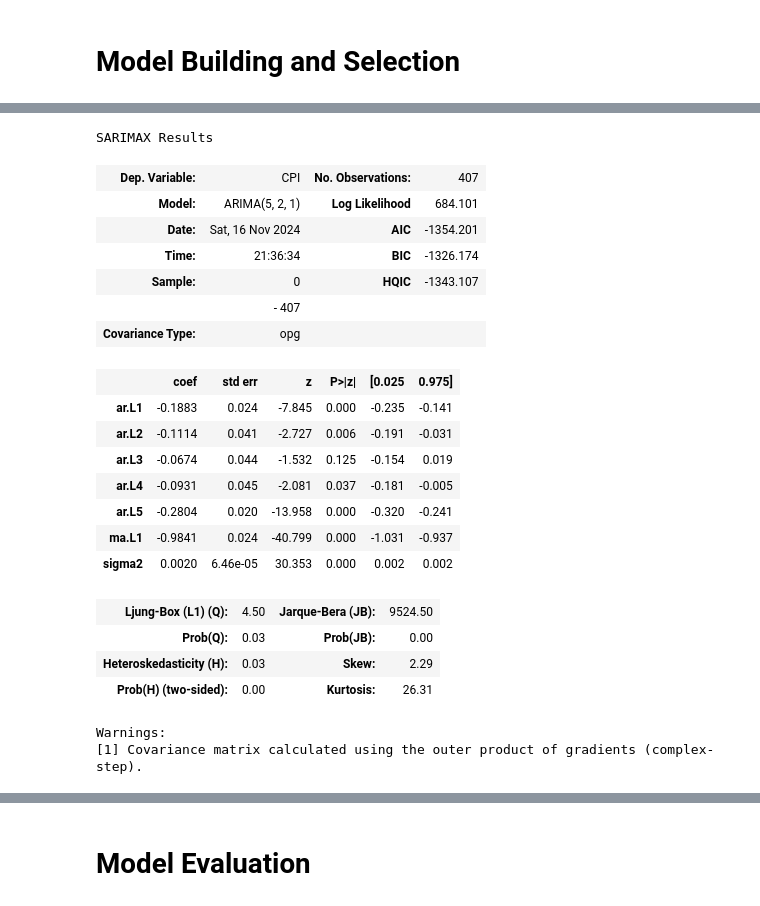
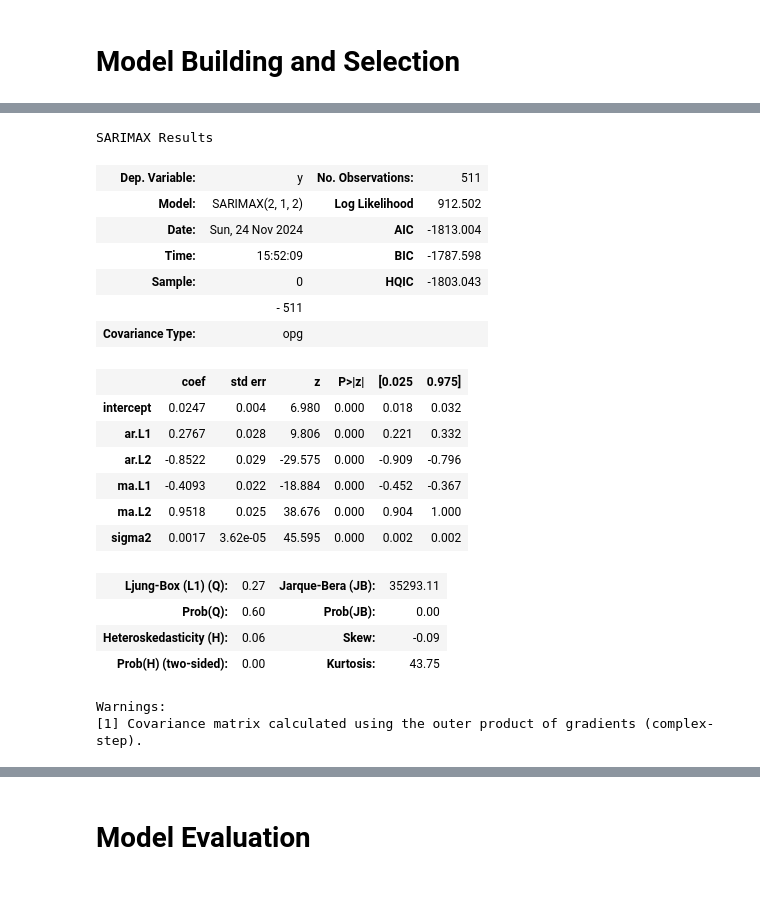
Before and after one commit to sbrkzm/Inflation-forecast, a Jupyter notebook: final.ipynb, the cells around one changed output, grey strips where cells are left out. Saved outputs shown, nothing was run; the diff lists cells and outputs as text; code cells hidden in the pictures.

```diff
--- a/final.ipynb
+++ b/final.ipynb
@@ -372,31 +507,18 @@ Best ARIMA Order: (5, 2, 1) with AIC: -1354.2010166104308
 # %%
-import pmdarima as pm
-from pmdarima import auto_arima
-import warnings
-warnings.filterwarnings("ignore")
-
-
-
-# Seasonal ARIMA (SARIMA) model
-# auto_arima automatically finds the best (p, d, q) and (P, D, Q, m) where 'm' is the seasonal period
-best_sarima_model = auto_arima(train['CPI'],
-                        start_p=0, max_p=9,
-                        start_q=0, max_q=9,
-                        d=None,            # Automatically detect the differencing order
-                        seasonal=True,     # Enable seasonal components
-                        start_P=0, max_P=3,
-                        start_Q=0, max_Q=3,
-                        D=None,            # Automatically detect the seasonal differencing order
-                        m=12,              # Set the seasonal period, e.g., monthly seasonality
-                        trace=True,        # Enable verbose output
-                        error_action='ignore',  # Silently ignore errors
-                        suppress_warnings=True, # Suppress warnings for better readability
-                        stepwise=True)     # Stepwise approach to reduce search time
-
-
-best_sarima_order = best_sarima_model.order
-best_sarima_seasonal_order = best_sarima_model.seasonal_order
-# Step 2: Make predictions using the selected model
-sarima_forecast = best_sarima_model.predict(n_periods=len(test))
+#SARIMA
+stepwise_fit = auto_arima(df['CPI'],
+                          start_p=0, max_p=12,        # Range for AR (p) parameter
+                          start_q=0, max_q=12,        # Range for MA (q) parameter
+                          d=None,                    # Automatically detect differencing order (d)
+                          seasonal=True,             # Enable seasonal components
+                          start_P=0, max_P=4,        # Range for seasonal AR (P)
+                          start_Q=0, max_Q=4,        # Range for seasonal MA (Q)
+                          D=None,                    # Automatically detect seasonal differencing order (D)
+                          m=12,                      # Set the seasonal period (monthly data assumed here)
+                          trace=True,                # Enable verbose output to trace model selection
+                          error_action="ignore",     # Ignore errors during fitting
+                          suppress_warnings=True,    # Suppress warnings for cleaner output
+                          stepwise=True,             # Use stepwise algorithm for faster convergence
+                          n_jobs=-1)
 # %% [output]
 Performing stepwise search to minimize aic
@@ -555,27 +667,26 @@ def interpret_summary_items(summary_items):
 
     return "\n".join(interpretation)
 # %%
-best_arima_model.summary()
+stepwise_fit.summary()
 # %% [output]
 SARIMAX Results
-| Dep. Variable: | CPI | No. Observations: | 407 |
-| Model: | ARIMA(5, 2, 1) | Log Likelihood | 684.101 |
-| Date: | Sat, 16 Nov 2024 | AIC | -1354.201 |
-| Time: | 21:36:34 | BIC | -1326.174 |
-| Sample: | 0 | HQIC | -1343.107 |
-|  | - 407 |  |  |
+| Dep. Variable: | y | No. Observations: | 511 |
+| Model: | SARIMAX(2, 1, 2) | Log Likelihood | 912.502 |
+| Date: | Sun, 24 Nov 2024 | AIC | -1813.004 |
+| Time: | 15:52:09 | BIC | -1787.598 |
+| Sample: | 0 | HQIC | -1803.043 |
+|  | - 511 |  |  |
 | Covariance Type: | opg |  |  |
 |  | coef | std err | z | P>|z| | [0.025 | 0.975] |
-| ar.L1 | -0.1883 | 0.024 | -7.845 | 0.000 | -0.235 | -0.141 |
-| ar.L2 | -0.1114 | 0.041 | -2.727 | 0.006 | -0.191 | -0.031 |
-| ar.L3 | -0.0674 | 0.044 | -1.532 | 0.125 | -0.154 | 0.019 |
-| ar.L4 | -0.0931 | 0.045 | -2.081 | 0.037 | -0.181 | -0.005 |
-| ar.L5 | -0.2804 | 0.020 | -13.958 | 0.000 | -0.320 | -0.241 |
-| ma.L1 | -0.9841 | 0.024 | -40.799 | 0.000 | -1.031 | -0.937 |
-| sigma2 | 0.0020 | 6.46e-05 | 30.353 | 0.000 | 0.002 | 0.002 |
+| intercept | 0.0247 | 0.004 | 6.980 | 0.000 | 0.018 | 0.032 |
+| ar.L1 | 0.2767 | 0.028 | 9.806 | 0.000 | 0.221 | 0.332 |
+| ar.L2 | -0.8522 | 0.029 | -29.575 | 0.000 | -0.909 | -0.796 |
+| ma.L1 | -0.4093 | 0.022 | -18.884 | 0.000 | -0.452 | -0.367 |
+| ma.L2 | 0.9518 | 0.025 | 38.676 | 0.000 | 0.904 | 1.000 |
+| sigma2 | 0.0017 | 3.62e-05 | 45.595 | 0.000 | 0.002 | 0.002 |
-| Ljung-Box (L1) (Q): | 4.50 | Jarque-Bera (JB): | 9524.50 |
-| Prob(Q): | 0.03 | Prob(JB): | 0.00 |
-| Heteroskedasticity (H): | 0.03 | Skew: | 2.29 |
-| Prob(H) (two-sided): | 0.00 | Kurtosis: | 26.31 |
+| Ljung-Box (L1) (Q): | 0.27 | Jarque-Bera (JB): | 35293.11 |
+| Prob(Q): | 0.60 | Prob(JB): | 0.00 |
+| Heteroskedasticity (H): | 0.06 | Skew: | -0.09 |
+| Prob(H) (two-sided): | 0.00 | Kurtosis: | 43.75 |
 Warnings:
 [1] Covariance matrix calculated using the outer product of gradients (complex-step).
```
Also changed, not shown: parts of 43 cells of this notebook, 1 other file.
